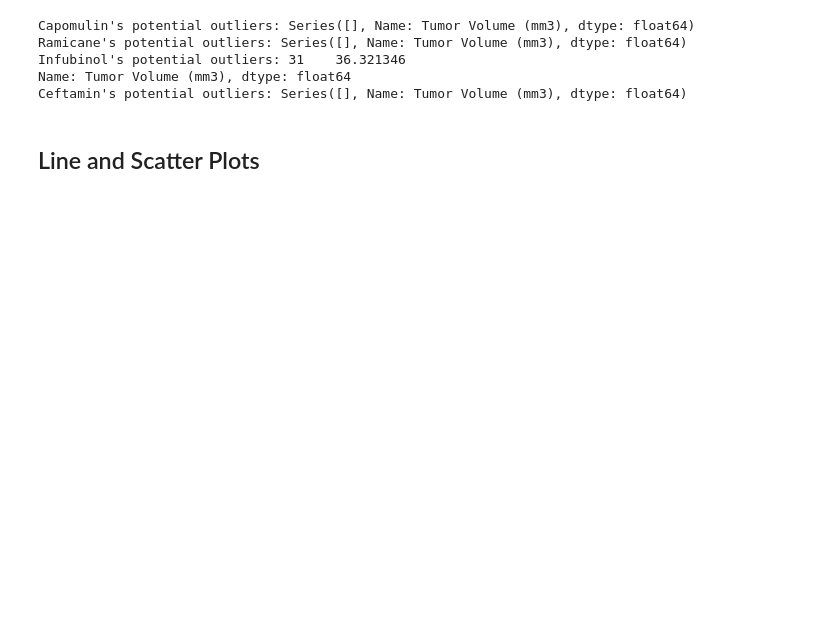
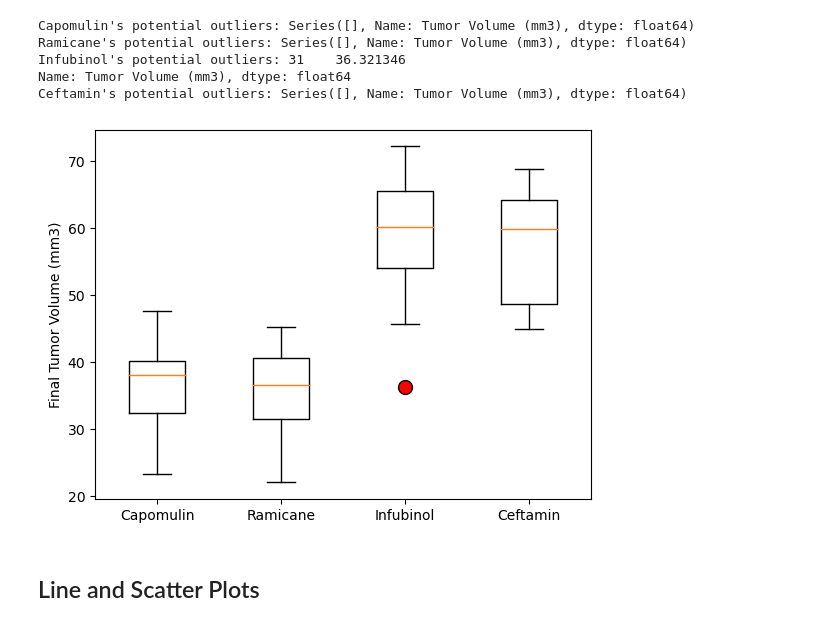
Before and after one commit to MireilleWalton/Data_Vis, a Jupyter notebook: pymaceuticals_MWalton.ipynb, the cells around one changed output. Cells and saved outputs as stored; diff of their text form; code cells hidden in the pictures; blank space fills up the shorter version.

```diff
--- a/pymaceuticals_MWalton.ipynb
+++ b/pymaceuticals_MWalton.ipynb
@@ -249,6 +253,11 @@ Name: Tumor Volume (mm3), dtype: float64
 Ceftamin's potential outliers: Series([], Name: Tumor Volume (mm3), dtype: float64)
 # %%
 # Generate a box plot that shows the distrubution of the tumor volume for each treatment group.
+plt.boxplot(tmr_vol_data, labels=List_drug, flierprops={"markerfacecolor": "red", "marker": "o", "markersize": 10})
+plt.ylabel("Final Tumor Volume (mm3)")
+plt.show()
+# %% [output]
+[figure, added]
 # %% [markdown]
 ## Line and Scatter Plots
 # %%
```
Also changed, not shown: parts of 8 cells of this notebook.
